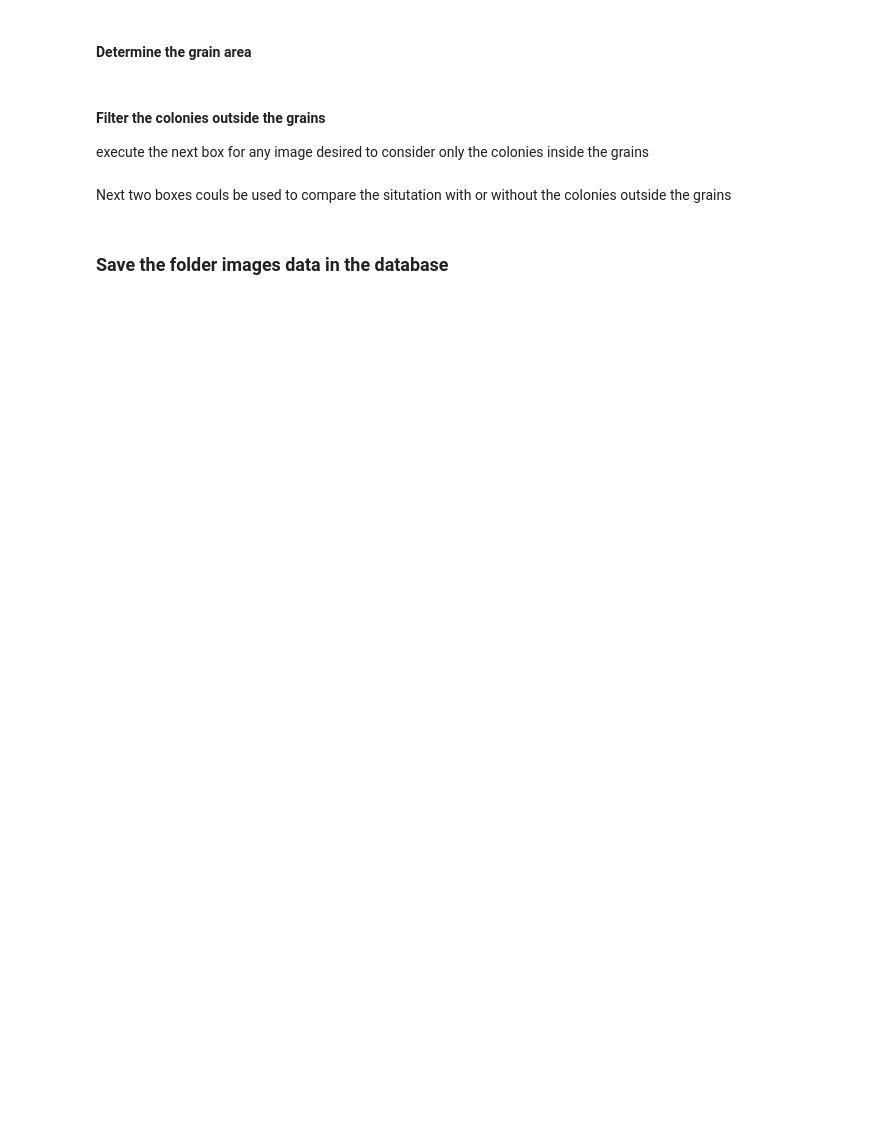
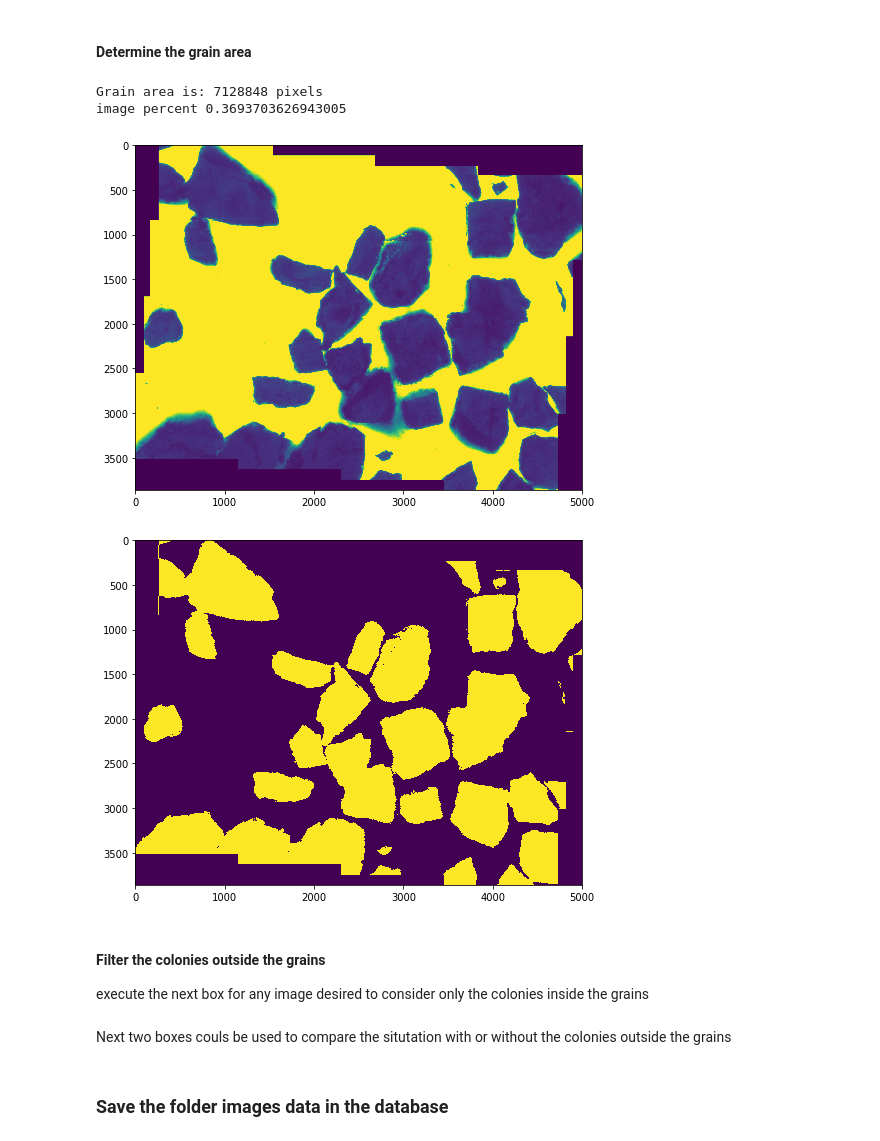
Before and after one commit to Prosimio/Colony_correlations, a Jupyter notebook: codes/image_data_extraction.ipynb, the cells around one changed output. Saved outputs shown, nothing was run; the diff lists cells and outputs as text; code cells hidden in the pictures; blank space fills up the shorter version.

```diff
--- a/codes/image_data_extraction.ipynb
+++ b/codes/image_data_extraction.ipynb
@@ -96,11 +131,19 @@ sImS[im_num],sImSall[im_num] = smooth_data(im_data,filter_sigma[im_num],im_num)
 #### Determine the grain area
 # %%
 bf_cols = {}
-# %%
-bf_thresh = 2.9
-
-bf_cols["bf_threshold"] = bf_thresh
-bin_bf = binary_image(sImSall[im_num], bf_thresh)
+# %%
+thresh_up = 1.1     # grain threshold
+thresh_low = 0.1    # border threshold
+
+bf_cols["bf_threshold"] = [thresh_up, thresh_low]  # save the used values
+bin_bf, grain_area = binary_image(sImSall[im_num], thresh_up, thresh_low)
+
+print("image percent " + str(grain_area/bin_grain.size))
+# %% [output]
+Grain area is: 7128848 pixels
+image percent 0.3693703626943005
+[figure, added]
+[figure, added]
 # %% [markdown]
 ####  Filter the colonies outside the grains
 execute the next box for any image desired to consider only the colonies inside the grains
```
Also changed, not shown: parts of 17 cells of this notebook.
